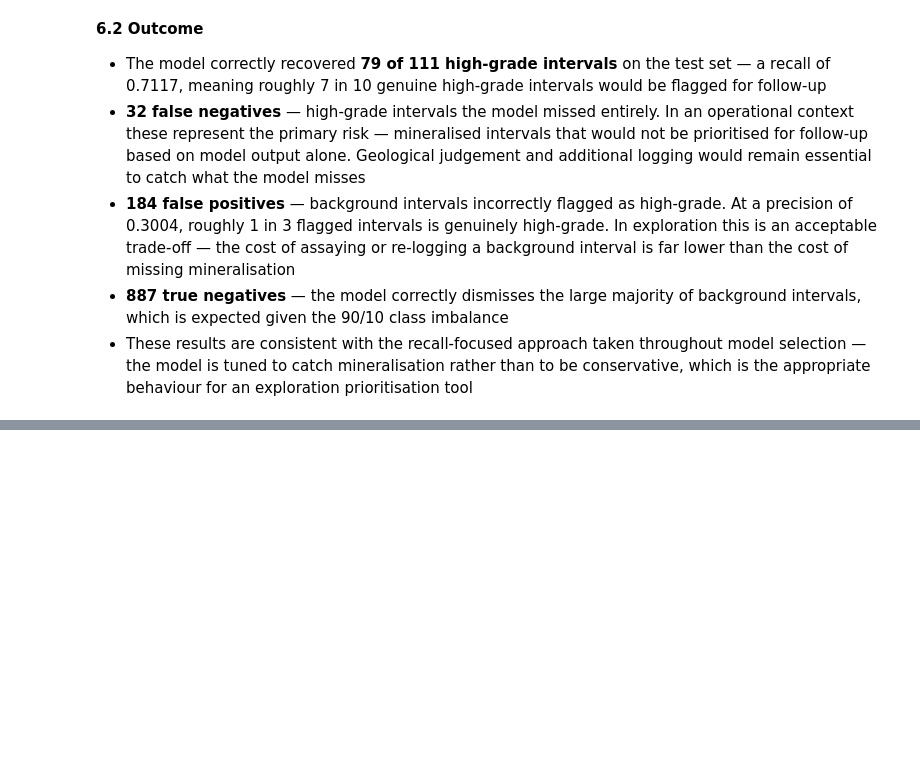
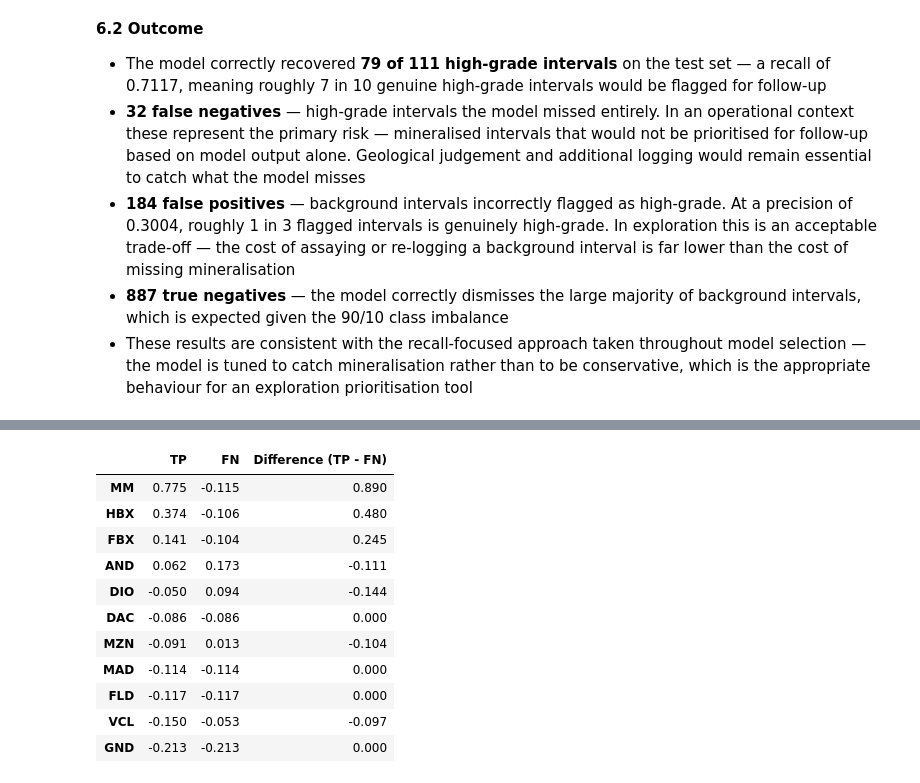
Before and after one commit to Maxpeligro/mpd-exploration-drilling-analysis, a Jupyter notebook: Notebooks/05_machine_learning.ipynb, the cells around one changed output, grey strips where cells are left out. Cells and saved outputs as stored; diff of their text form; code cells hidden in the pictures; blank space fills up the shorter version.

```diff
--- a/Notebooks/05_machine_learning.ipynb
+++ b/Notebooks/05_machine_learning.ipynb
@@ -1270,0 +1401,88 @@ Precision: 0.3004  (79 of 263 flagged intervals are genuine)
+# %%
+# ── 6.4 Geological Validation ─────────────────────────────────────────────────
+
+import pandas as pd
+import numpy as np
+import matplotlib.pyplot as plt
+
+# Generate binary predictions on the test set using the best Random Forest model
+y_pred_rf = rf_best.predict(X_test_scaled)
+
+# Reconstruct the test set as a DataFrame so we can filter by geological features
+# Add columns for true labels and model predictions alongside the features
+test_df = pd.DataFrame(X_test_scaled, columns=feature_names)
+test_df['y_true']    = y_test.values
+test_df['y_pred_rf'] = y_pred_rf
+
+# Isolate true positives — intervals that are genuinely high-grade and correctly flagged
+# Isolate false negatives — intervals that are genuinely high-grade but missed by the model
+tp_df = test_df[(test_df['y_true'] == 1) & (test_df['y_pred_rf'] == 1)]
+fn_df = test_df[(test_df['y_true'] == 1) & (test_df['y_pred_rf'] == 0)]
+
+print(f'True Positives  — high-grade correctly flagged: {len(tp_df)}')
+print(f'False Negatives — high-grade intervals missed:  {len(fn_df)}')
+
+# ── Numerical feature comparison ──────────────────────────────────────────────
+
+# Select numerical features for comparison
+# CCP and PY included for completeness despite circularity — see preamble
+numerical_features = ['ccp_pct_nv', 'py_pct_nv', 'intensity', 'bn_pct_nv']
+
+# Calculate mean of each numerical feature for TP and FN intervals
+# Positive difference means TP intervals score higher than FN for that feature
+comparison = pd.DataFrame({
+    'TP mean': tp_df[numerical_features].mean(),
+    'FN mean': fn_df[numerical_features].mean(),
+}).round(3)
+
+comparison['Difference (TP - FN)'] = (
+    comparison['TP mean'] - comparison['FN mean']
+).round(3)
+
+print('\nNumerical feature comparison — True Positives vs False Negatives:')
+display(comparison)
+
+# ── Categorical feature comparison ────────────────────────────────────────────
+
+# Identify one-hot encoded alteration and lithology columns by their prefix
+# The underscore after the prefix prevents partial matches with other column names
+alt_cols  = [col for col in feature_names if col.startswith('dominant_alteration_')]
+lith_cols = [col for col in feature_names if col.startswith('base_lithology_')]
+
+# Calculate the fraction of TP and FN intervals belonging to each alteration type
+# Mean of a one-hot encoded column = fraction of intervals with that category
+alt_comparison = pd.DataFrame({
+    'TP': tp_df[alt_cols].mean(),
+    'FN': fn_df[alt_cols].mean()
+}).round(3)
+
+# Strip prefix from index so it just shows SKN, PHY, PRO etc
+alt_comparison.index = [col.replace('dominant_alteration_', '') for col in alt_cols]
+alt_comparison = alt_comparison.sort_values('TP', ascending=False)
+
+# Calculate difference between TP and FN fractions for each alteration type
+alt_comparison['Difference (TP - FN)'] = (
+    alt_comparison['TP'] - alt_comparison['FN']
+).round(3)
+
+print('\nAlteration type distribution — True Positives vs False Negatives:')
+display(alt_comparison)
+
+# Repeat the same process for lithology
+lith_comparison = pd.DataFrame({
+    'TP': tp_df[lith_cols].mean(),
+    'FN': fn_df[lith_cols].mean()
+}).round(3)
+
+# Strip prefix from index so it just shows SKN, MM, AND etc
+lith_comparison.index = [col.replace('base_lithology_', '') for col in lith_cols]
+lith_comparison = lith_comparison.sort_values('TP', ascending=False)
+
+# Calculate difference between TP and FN fractions for each lithology
+lith_comparison['Difference (TP - FN)'] = (
+    lith_comparison['TP'] - lith_comparison['FN']
+).round(3)
+
+print('\nLithology distribution — True Positives vs False Negatives:')
+display(lith_comparison)
+# %% [output]
@@ -1270,0 +1507,12 @@ Precision: 0.3004  (79 of 263 flagged intervals are genuine)
+|  | TP | FN | Difference (TP - FN) |
+| MM | 0.775 | -0.115 | 0.890 |
+| HBX | 0.374 | -0.106 | 0.480 |
+| FBX | 0.141 | -0.104 | 0.245 |
+| AND | 0.062 | 0.173 | -0.111 |
+| DIO | -0.050 | 0.094 | -0.144 |
+| DAC | -0.086 | -0.086 | 0.000 |
+| MZN | -0.091 | 0.013 | -0.104 |
+| MAD | -0.114 | -0.114 | 0.000 |
+| FLD | -0.117 | -0.117 | 0.000 |
+| VCL | -0.150 | -0.053 | -0.097 |
+| GND | -0.213 | -0.213 | 0.000 |
```
Also changed, not shown: parts of 14 cells of this notebook, 5 other files.
